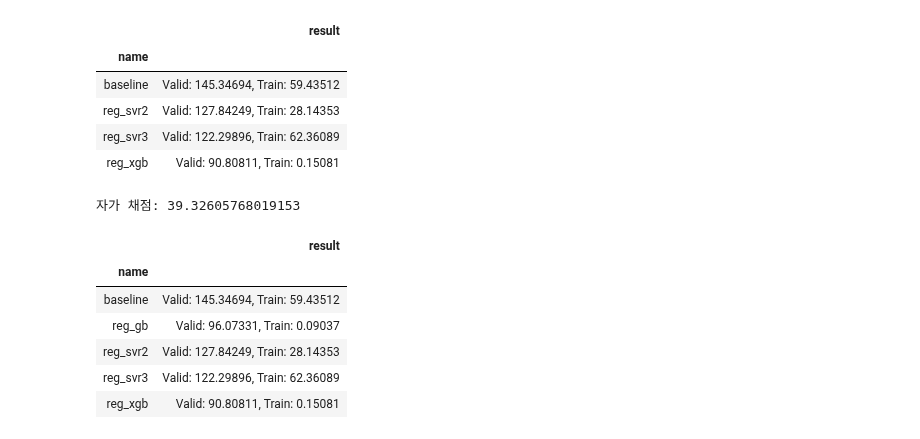
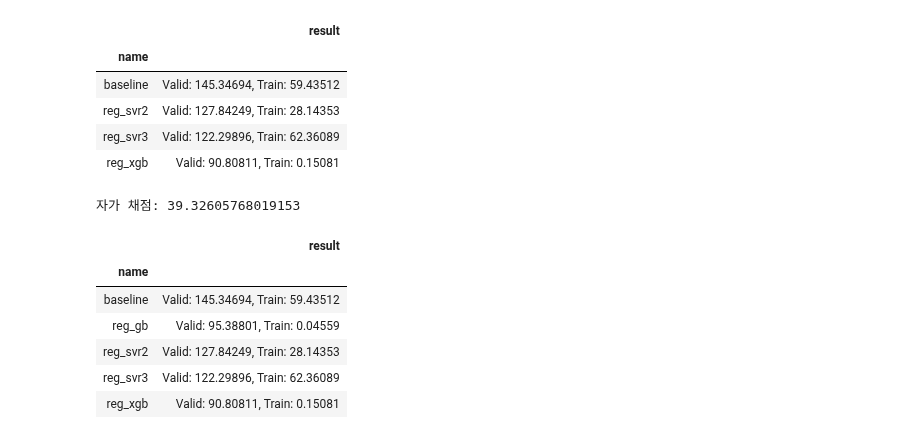
Before and after one commit to sunkusun9/DS_lv3_2509_1, a Jupyter notebook: sec_ds_lv3_prob3_kaggle.ipynb, the cells around one changed output. Drawn from its saved outputs; the diff is of its cells as text; code cells hidden in the pictures.

Commit message:
Day 1 Kaggle 문제 풀이 올립니다.

```diff
--- a/sec_ds_lv3_prob3_kaggle.ipynb
+++ b/sec_ds_lv3_prob3_kaggle.ipynb
@@ -419,38 +419,38 @@ eval_model('reg_xgb', reg_xgb)
 | reg_svr2 | Valid: 127.84249, Train: 28.14353 |
 | reg_svr3 | Valid: 122.29896, Train: 62.36089 |
 | reg_xgb | Valid: 90.80811, Train: 0.15081 |
-# %%
-prd = select_model(reg_xgb)
-print(
-    "자가 채점:", mean_absolute_error(
-        s_kaggle_ans, prd
-    )
-)
-# %% [output]
-자가 채점: 39.32605768019153
+# %%
+prd = select_model(reg_xgb)
+print(
+    "자가 채점:", mean_absolute_error(
+        s_kaggle_ans, prd
+    )
+)
+# %% [output]
+자가 채점: 39.32605768019153
 # %%
 # GB: Gradient Boosting Tree 를 사용해봅니다.
 from sklearn.ensemble import GradientBoostingRegressor
 X_gb = "15분, 30분, 45분, 60분, Hour, AM, Weekend_yn, Holiday_yn, Avg, TotalHour, 생산량, 기온, 풍속, 습도, 강수량, 전기요금(계절), 공장인원, 인건비"
 X_gb = [i.strip() for i in X_gb.split(',')]
 ct = ColumnTransformer([
     ('ohe', OneHotEncoder(categories='auto'), ['DayName']),
     ('pt', 'passthrough', X_xgb)
 ])
 
 reg_gb = make_pipeline(
     ct, GradientBoostingRegressor(
         max_depth=None,
         max_leaf_nodes = 511,
-        n_estimators = 200, random_state = 123, learning_rate = 0.07
+        n_estimators = 200, random_state = 123, learning_rate = 0.08
     )
 )
 eval_model('reg_gb', reg_gb)
 # %% [output]
 |  | result |
 | name |  |
 | baseline | Valid: 145.34694, Train: 59.43512 |
-| reg_gb | Valid: 96.07331, Train: 0.09037 |
+| reg_gb | Valid: 95.38801, Train: 0.04559 |
 | reg_svr2 | Valid: 127.84249, Train: 28.14353 |
 | reg_svr3 | Valid: 122.29896, Train: 62.36089 |
 | reg_xgb | Valid: 90.80811, Train: 0.15081 |
```
Also changed, not shown: parts of 12 cells of this notebook.
